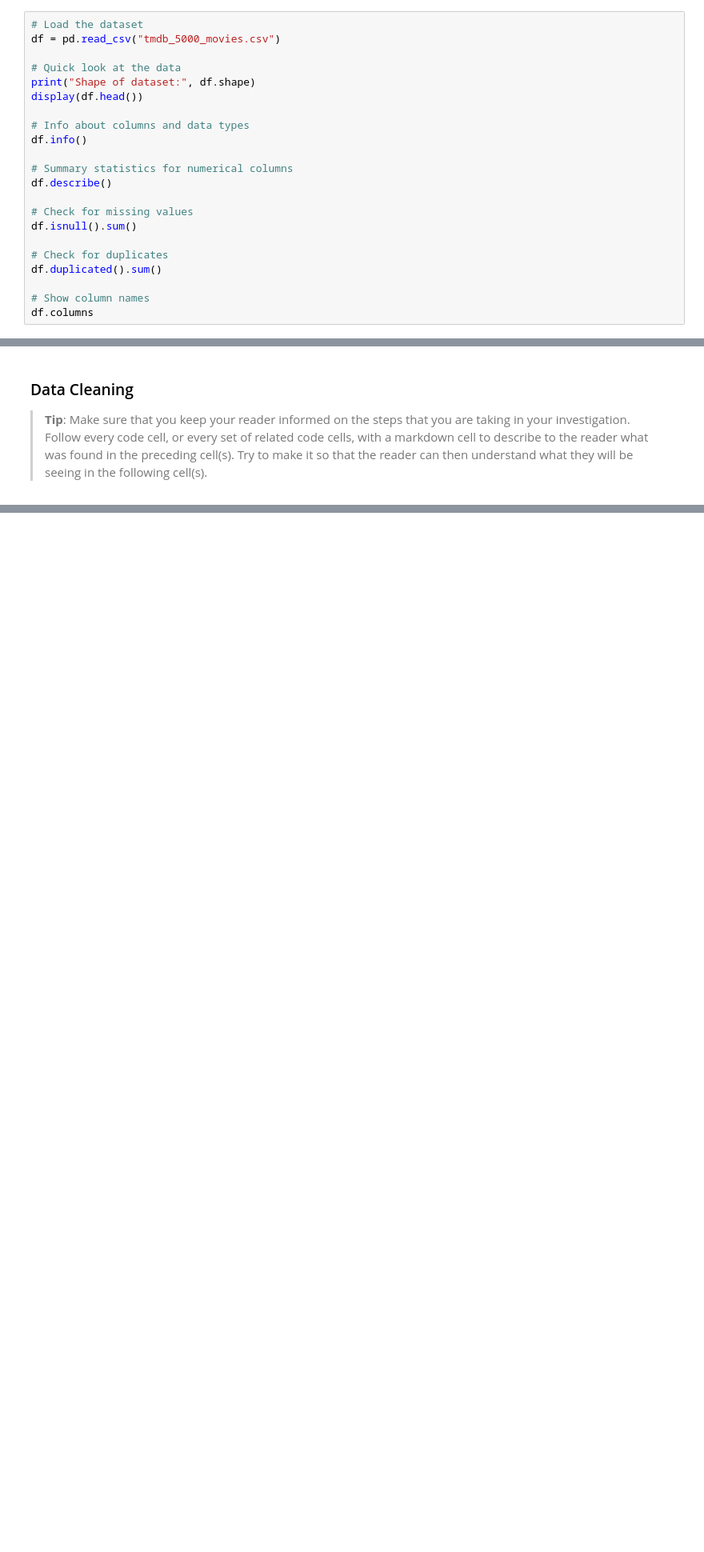
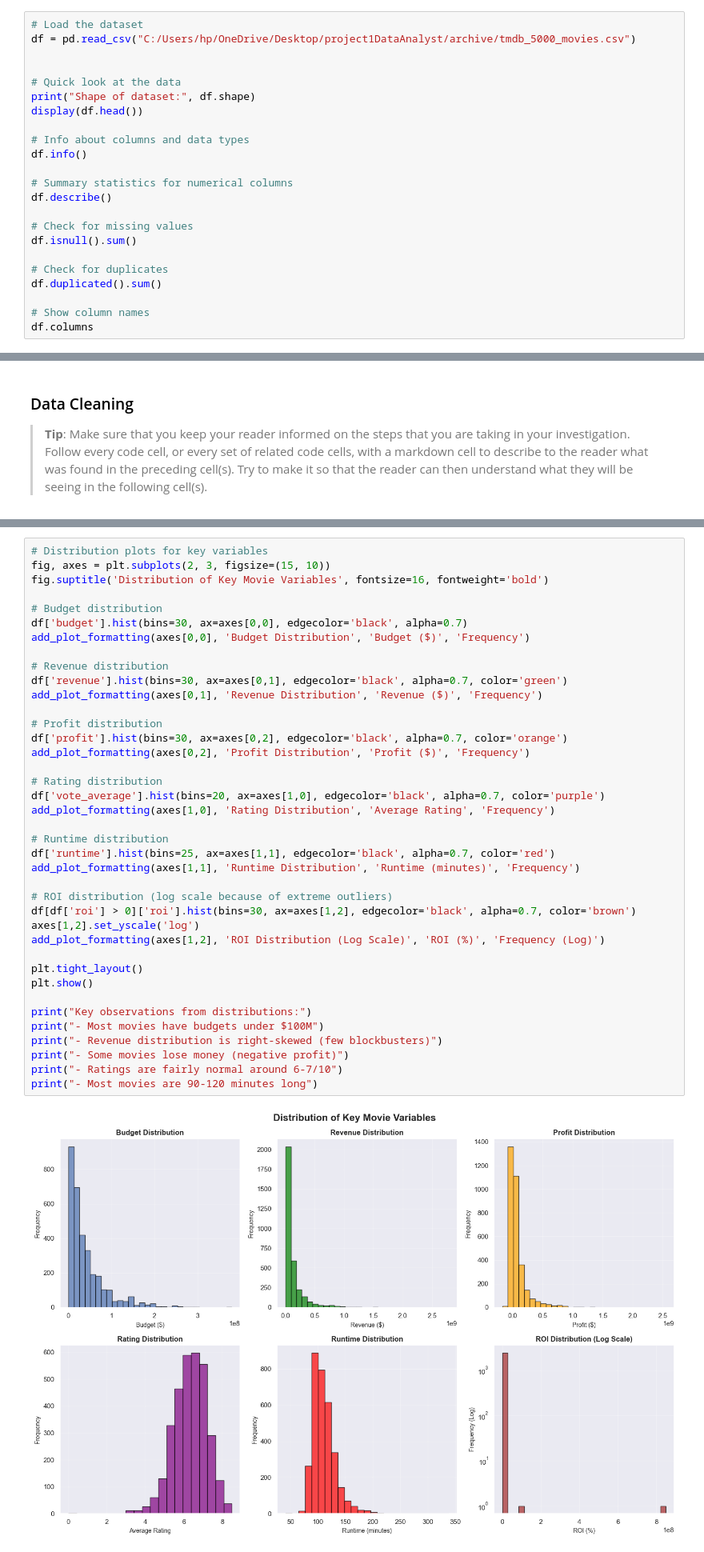
Before and after one commit to Bisan-Abdelrahim/DataAnalystProject1, a Jupyter notebook: Investigate_a_Dataset.ipynb, the cells around one changed output, grey strips where cells are left out. Shown at 80% size. Cells and saved outputs as stored; diff of their text form; blank space fills up the shorter version.

```diff
--- a/Investigate_a_Dataset.ipynb
+++ b/Investigate_a_Dataset.ipynb
@@ -49,7 +90,8 @@ pd.set_option('display.max_columns', None)
 > **Tip**: You should _not_ perform too many operations in each cell. Create cells freely to explore your data. One option that you can take with this project is to do a lot of explorations initially. This does not have to be organized, but make sure you use enough comments to understand the purpose of each code cell. Then, after you're done with your analysis, trim the excess and organize your steps so that you have a flowing, cohesive report.
 # %%
 # Load the dataset
-df = pd.read_csv("tmdb_5000_movies.csv")
+df = pd.read_csv("C:/Users/hp/OneDrive/Desktop/project1DataAnalyst/archive/tmdb_5000_movies.csv")
+
 
 # Quick look at the data
 print("Shape of dataset:", df.shape)
@@ -99,0 +304,41 @@ df.columns
+# %%
+# Distribution plots for key variables
+fig, axes = plt.subplots(2, 3, figsize=(15, 10))
+fig.suptitle('Distribution of Key Movie Variables', fontsize=16, fontweight='bold')
+
+# Budget distribution
+df['budget'].hist(bins=30, ax=axes[0,0], edgecolor='black', alpha=0.7)
+add_plot_formatting(axes[0,0], 'Budget Distribution', 'Budget ($)', 'Frequency')
+
+# Revenue distribution
+df['revenue'].hist(bins=30, ax=axes[0,1], edgecolor='black', alpha=0.7, color='green')
+add_plot_formatting(axes[0,1], 'Revenue Distribution', 'Revenue ($)', 'Frequency')
+
+# Profit distribution
+df['profit'].hist(bins=30, ax=axes[0,2], edgecolor='black', alpha=0.7, color='orange')
+add_plot_formatting(axes[0,2], 'Profit Distribution', 'Profit ($)', 'Frequency')
+
+# Rating distribution
+df['vote_average'].hist(bins=20, ax=axes[1,0], edgecolor='black', alpha=0.7, color='purple')
+add_plot_formatting(axes[1,0], 'Rating Distribution', 'Average Rating', 'Frequency')
+
+# Runtime distribution
+df['runtime'].hist(bins=25, ax=axes[1,1], edgecolor='black', alpha=0.7, color='red')
+add_plot_formatting(axes[1,1], 'Runtime Distribution', 'Runtime (minutes)', 'Frequency')
+
+# ROI distribution (log scale because of extreme outliers)
+df[df['roi'] > 0]['roi'].hist(bins=30, ax=axes[1,2], edgecolor='black', alpha=0.7, color='brown')
+axes[1,2].set_yscale('log')
+add_plot_formatting(axes[1,2], 'ROI Distribution (Log Scale)', 'ROI (%)', 'Frequency (Log)')
+
+plt.tight_layout()
+plt.show()
+
+print("Key observations from distributions:")
+print("- Most movies have budgets under $100M")
+print("- Revenue distribution is right-skewed (few blockbusters)")
+print("- Some movies lose money (negative profit)")
+print("- Ratings are fairly normal around 6-7/10")
+print("- Most movies are 90-120 minutes long")
+# %% [output]
+[figure, added]
```
Also changed, not shown: parts of 25 cells of this notebook.
